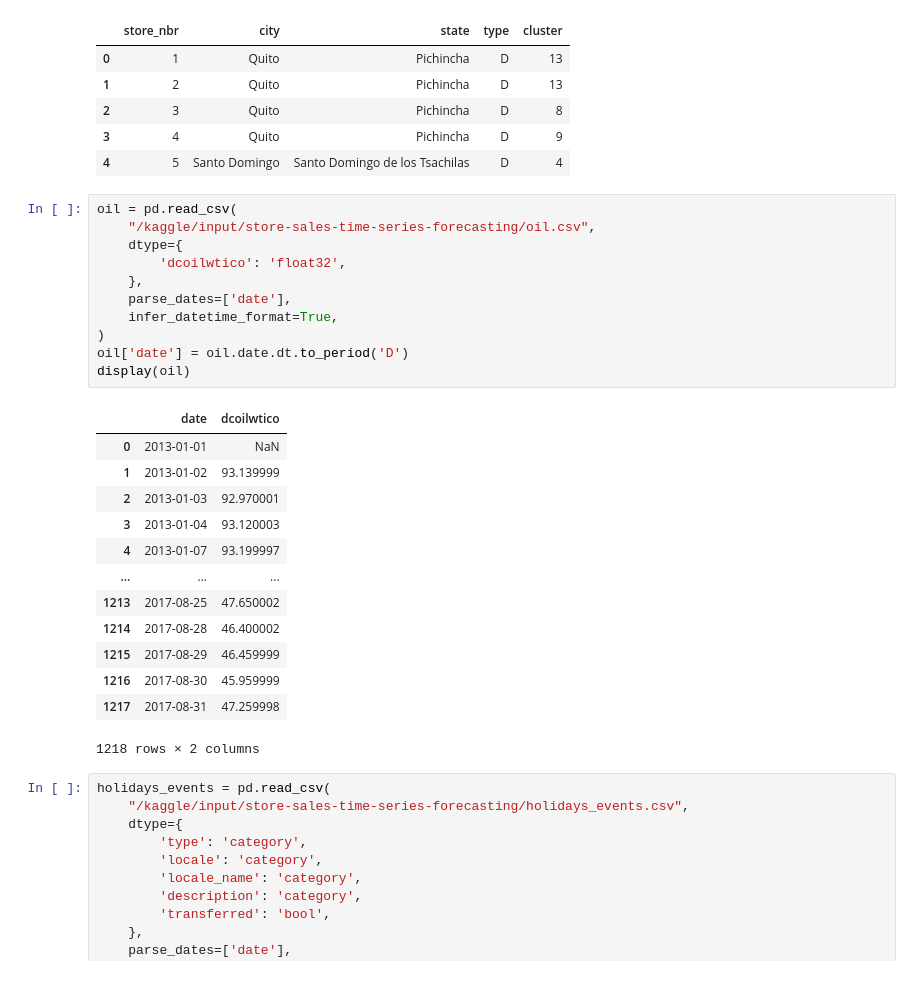
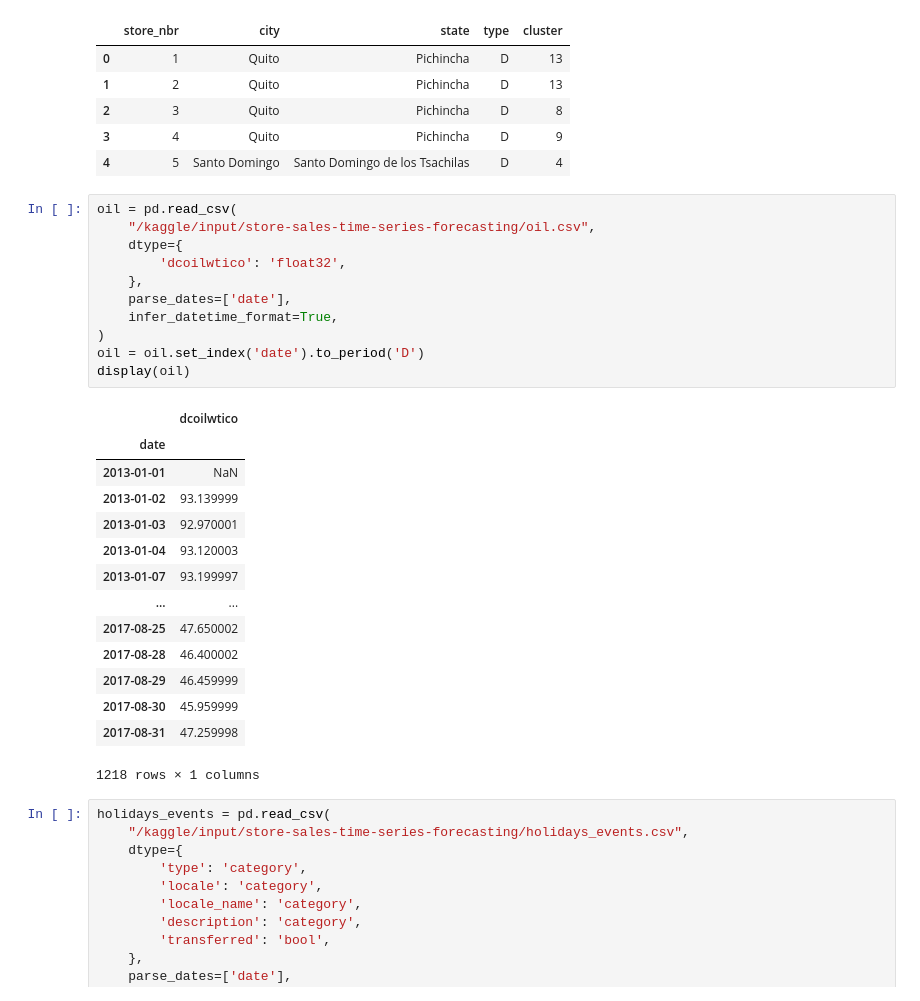
Before and after one commit to taaha/store-sales-forecast, a Jupyter notebook: sale-forecast_1.ipynb, the cells around one changed output. Drawn from its saved outputs; the diff is of its cells as text.

```diff
--- a/sale-forecast_1.ipynb
+++ b/sale-forecast_1.ipynb
@@ -84,28 +84,29 @@ stores.head()
 # %%
 oil = pd.read_csv(
     "/kaggle/input/store-sales-time-series-forecasting/oil.csv",
     dtype={
         'dcoilwtico': 'float32',
     },
     parse_dates=['date'],
     infer_datetime_format=True,
 )
-oil['date'] = oil.date.dt.to_period('D')
+oil = oil.set_index('date').to_period('D')
 display(oil)
 # %% [output]
-|  | date | dcoilwtico |
-| 0 | 2013-01-01 | NaN |
-| 1 | 2013-01-02 | 93.139999 |
-| 2 | 2013-01-03 | 92.970001 |
-| 3 | 2013-01-04 | 93.120003 |
-| 4 | 2013-01-07 | 93.199997 |
-| ... | ... | ... |
-| 1213 | 2017-08-25 | 47.650002 |
-| 1214 | 2017-08-28 | 46.400002 |
-| 1215 | 2017-08-29 | 46.459999 |
-| 1216 | 2017-08-30 | 45.959999 |
-| 1217 | 2017-08-31 | 47.259998 |
+|  | dcoilwtico |
+| date |  |
+| 2013-01-01 | NaN |
+| 2013-01-02 | 93.139999 |
+| 2013-01-03 | 92.970001 |
+| 2013-01-04 | 93.120003 |
+| 2013-01-07 | 93.199997 |
+| ... | ... |
+| 2017-08-25 | 47.650002 |
+| 2017-08-28 | 46.400002 |
+| 2017-08-29 | 46.459999 |
+| 2017-08-30 | 45.959999 |
+| 2017-08-31 | 47.259998 |
-1218 rows × 2 columns
+1218 rows × 1 columns
 # %%
 holidays_events = pd.read_csv(
     "/kaggle/input/store-sales-time-series-forecasting/holidays_events.csv",
```
Also changed, not shown: parts of 4 cells of this notebook.
